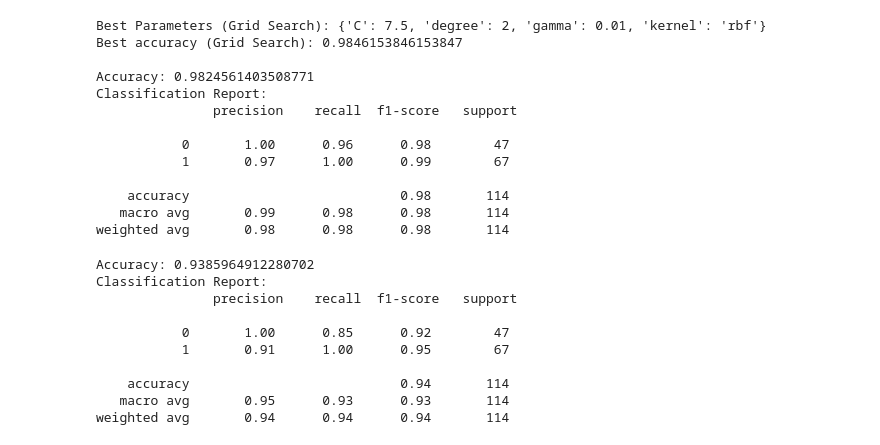
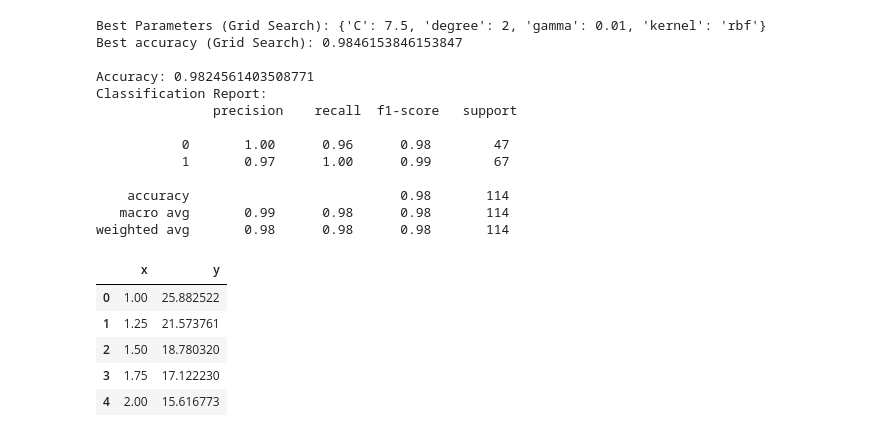
Before and after one commit to kikiMarsovec/SU-vaje, a Jupyter notebook: v6/v6.ipynb, the cells around one changed output. Saved outputs shown, nothing was run; the diff lists cells and outputs as text; code cells hidden in the pictures.

```diff
--- a/v6/v6.ipynb
+++ b/v6/v6.ipynb
@@ -134,25 +134,41 @@ class MySVM:
         # computing the kernel matrix
         K = self.kernel_matrix(X, self.X_train)
         y_pred = np.dot(K, self.alpha)
-        y_pred = np.where(y_pred > 0.5, 1, 0)
+        #y_pred = np.where(y_pred > 0.5, 1, 0)
         return y_pred
 
-my_SVM = MySVM(kernel="linear")
-my_SVM.fit(X_train, y_train)
-y_pred = my_SVM.predict(X_test)
+#my_SVM = MySVM(kernel="linear")
+#my_SVM.fit(X_train, y_train)
+#y_pred = my_SVM.predict(X_test)
 
-report = classification_report(y_test, y_pred)
-accuracy = accuracy_score(y_test, y_pred)
-print("Accuracy:", accuracy)
-print("Classification Report:\n", report)
+#report = classification_report(y_test, y_pred)
+#accuracy = accuracy_score(y_test, y_pred)
+#print("Accuracy:", accuracy)
+#print("Classification Report:\n", report)
-# %% [output]
-Accuracy: 0.9385964912280702
-Classification Report:
-               precision    recall  f1-score   support
-
-           0       1.00      0.85      0.92        47
-           1       0.91      1.00      0.95        67
-
-    accuracy                           0.94       114
-   macro avg       0.95      0.93      0.93       114
-weighted avg       0.94      0.94      0.94       114
+# %%
+# reading the data from Ucilnica
+
+# reading the data
+data_path = "./data/data_2.csv"
+df = pd.read_csv(data_path, header=0)
+df.drop(df.columns[0], axis=1, inplace=True)
+
+X = df.drop(["y"], axis=1)
+y = df["y"]
+
+# splitting into train and test set
+X_train, X_test, y_train, y_test = train_test_split(X, y, test_size=0.2, random_state=0)
+
+# standardizing data
+scaler = StandardScaler()
+X_train = scaler.fit_transform(X_train)
+X_test = scaler.fit_transform(X_test)
+
+df.head()
+# %% [output]
+|  | x | y |
+| 0 | 1.00 | 25.882522 |
+| 1 | 1.25 | 21.573761 |
+| 2 | 1.50 | 18.780320 |
+| 3 | 1.75 | 17.122230 |
+| 4 | 2.00 | 15.616773 |
```
Also changed, not shown: parts of 2 cells of this notebook, 1 other file.
